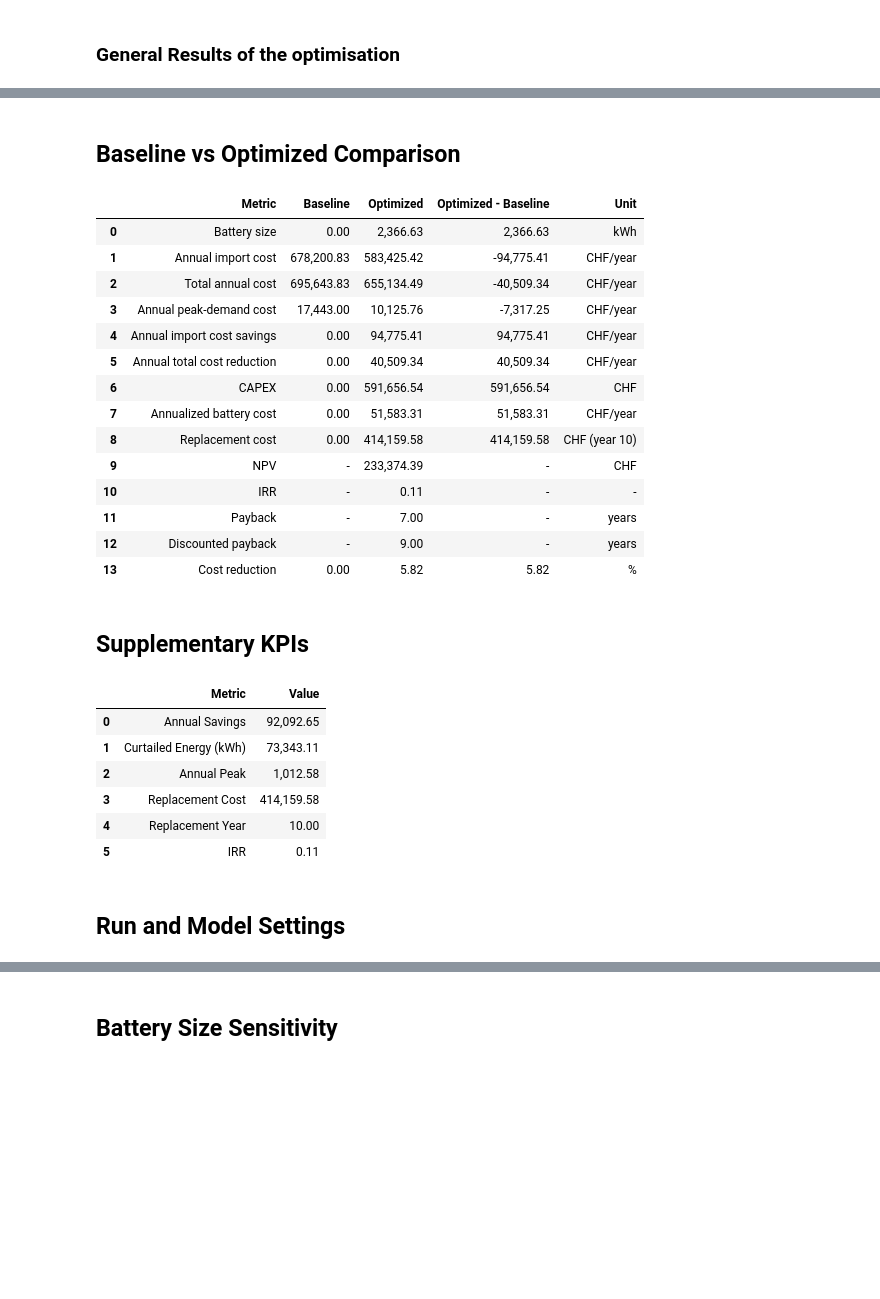
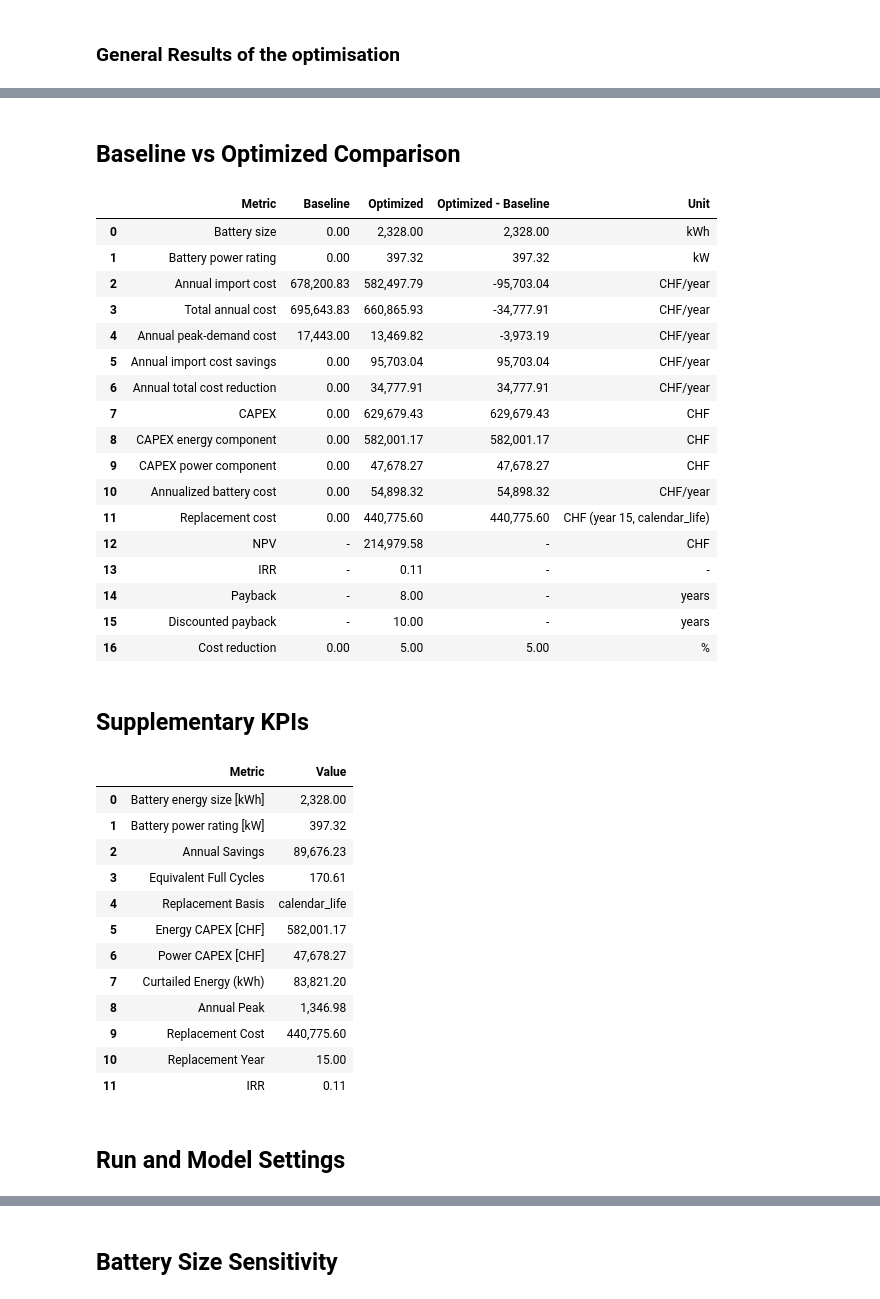
Before and after one commit to diegomalsiner1/CS1-Swiss-Post, a Jupyter notebook: results_sheet.ipynb, the cells around one changed output, grey strips where cells are left out. Saved outputs shown, nothing was run; the diff lists cells and outputs as text; code cells hidden in the pictures; blank space fills up the shorter version.

```diff
--- a/results_sheet.ipynb
+++ b/results_sheet.ipynb
@@ -158,54 +188,69 @@ def format_value(v):
 
 display(Markdown("## Baseline vs Optimized Comparison"))
 display(df_compare.style.format({
     "Baseline": format_value,
     "Optimized": format_value,
     "Optimized - Baseline": format_value,
 }))
 
 
 supplementary_kpis = [
+    ("Battery energy size [kWh]", "battery_capacity_kwh"),
+    ("Battery power rating [kW]", "battery_power_capacity_kw"),
     ("Annual Savings", "annual_savings"),
+    ("Equivalent Full Cycles", "equivalent_full_cycles"),
+    ("Replacement Basis", "replacement_basis"),
+    ("Energy CAPEX [CHF]", "energy_investment_cost"),
+    ("Power CAPEX [CHF]", "power_investment_cost"),
     ("Curtailed Energy (kWh)", "curtailed_energy_kwh"),
     ("Annual Peak", "yearly_peak"),
     ("Replacement Cost", "replacement_cost"),
     ("Replacement Year", "replacement_year"),
     ("IRR", "irr"),
 ]
 kpi_df = pd.DataFrame([
     {"Metric": label, "Value": summary.get(key)}
     for label, key in supplementary_kpis
 ])
 
 display(Markdown("## Supplementary KPIs"))
 display(kpi_df.style.format({"Value": format_value}))
 
 display(Markdown("## Run and Model Settings"))
 display(settings_table_df.style.format({"Value": format_value}))
 # %% [output]
 ## Baseline vs Optimized Comparison
 |  | Metric | Baseline | Optimized | Optimized - Baseline | Unit |
-| 0 | Battery size | 0.00 | 2,366.63 | 2,366.63 | kWh |
-| 1 | Annual import cost | 678,200.83 | 583,425.42 | -94,775.41 | CHF/year |
-| 2 | Total annual cost | 695,643.83 | 655,134.49 | -40,509.34 | CHF/year |
-| 3 | Annual peak-demand cost | 17,443.00 | 10,125.76 | -7,317.25 | CHF/year |
-| 4 | Annual import cost savings | 0.00 | 94,775.41 | 94,775.41 | CHF/year |
-| 5 | Annual total cost reduction | 0.00 | 40,509.34 | 40,509.34 | CHF/year |
-| 6 | CAPEX | 0.00 | 591,656.54 | 591,656.54 | CHF |
-| 7 | Annualized battery cost | 0.00 | 51,583.31 | 51,583.31 | CHF/year |
-| 8 | Replacement cost | 0.00 | 414,159.58 | 414,159.58 | CHF (year 10) |
-| 9 | NPV | - | 233,374.39 | - | CHF |
-| 10 | IRR | - | 0.11 | - | - |
-| 11 | Payback | - | 7.00 | - | years |
-| 12 | Discounted payback | - | 9.00 | - | years |
-| 13 | Cost reduction | 0.00 | 5.82 | 5.82 | % |
+| 0 | Battery size | 0.00 | 2,328.00 | 2,328.00 | kWh |
+| 1 | Battery power rating | 0.00 | 397.32 | 397.32 | kW |
+| 2 | Annual import cost | 678,200.83 | 582,497.79 | -95,703.04 | CHF/year |
+| 3 | Total annual cost | 695,643.83 | 660,865.93 | -34,777.91 | CHF/year |
+| 4 | Annual peak-demand cost | 17,443.00 | 13,469.82 | -3,973.19 | CHF/year |
+| 5 | Annual import cost savings | 0.00 | 95,703.04 | 95,703.04 | CHF/year |
+| 6 | Annual total cost reduction | 0.00 | 34,777.91 | 34,777.91 | CHF/year |
+| 7 | CAPEX | 0.00 | 629,679.43 | 629,679.43 | CHF |
+| 8 | CAPEX energy component | 0.00 | 582,001.17 | 582,001.17 | CHF |
+| 9 | CAPEX power component | 0.00 | 47,678.27 | 47,678.27 | CHF |
+| 10 | Annualized battery cost | 0.00 | 54,898.32 | 54,898.32 | CHF/year |
+| 11 | Replacement cost | 0.00 | 440,775.60 | 440,775.60 | CHF (year 15, calendar_life) |
+| 12 | NPV | - | 214,979.58 | - | CHF |
+| 13 | IRR | - | 0.11 | - | - |
+| 14 | Payback | - | 8.00 | - | years |
+| 15 | Discounted payback | - | 10.00 | - | years |
+| 16 | Cost reduction | 0.00 | 5.00 | 5.00 | % |
 ## Supplementary KPIs
 |  | Metric | Value |
-| 0 | Annual Savings | 92,092.65 |
-| 1 | Curtailed Energy (kWh) | 73,343.11 |
-| 2 | Annual Peak | 1,012.58 |
-| 3 | Replacement Cost | 414,159.58 |
-| 4 | Replacement Year | 10.00 |
-| 5 | IRR | 0.11 |
+| 0 | Battery energy size [kWh] | 2,328.00 |
+| 1 | Battery power rating [kW] | 397.32 |
+| 2 | Annual Savings | 89,676.23 |
+| 3 | Equivalent Full Cycles | 170.61 |
+| 4 | Replacement Basis | calendar_life |
+| 5 | Energy CAPEX [CHF] | 582,001.17 |
+| 6 | Power CAPEX [CHF] | 47,678.27 |
+| 7 | Curtailed Energy (kWh) | 83,821.20 |
+| 8 | Annual Peak | 1,346.98 |
+| 9 | Replacement Cost | 440,775.60 |
+| 10 | Replacement Year | 15.00 |
+| 11 | IRR | 0.11 |
 ## Run and Model Settings
 |  | Section | Name | Value |
```
Also changed, not shown: parts of 11 cells of this notebook, 7 other files.
